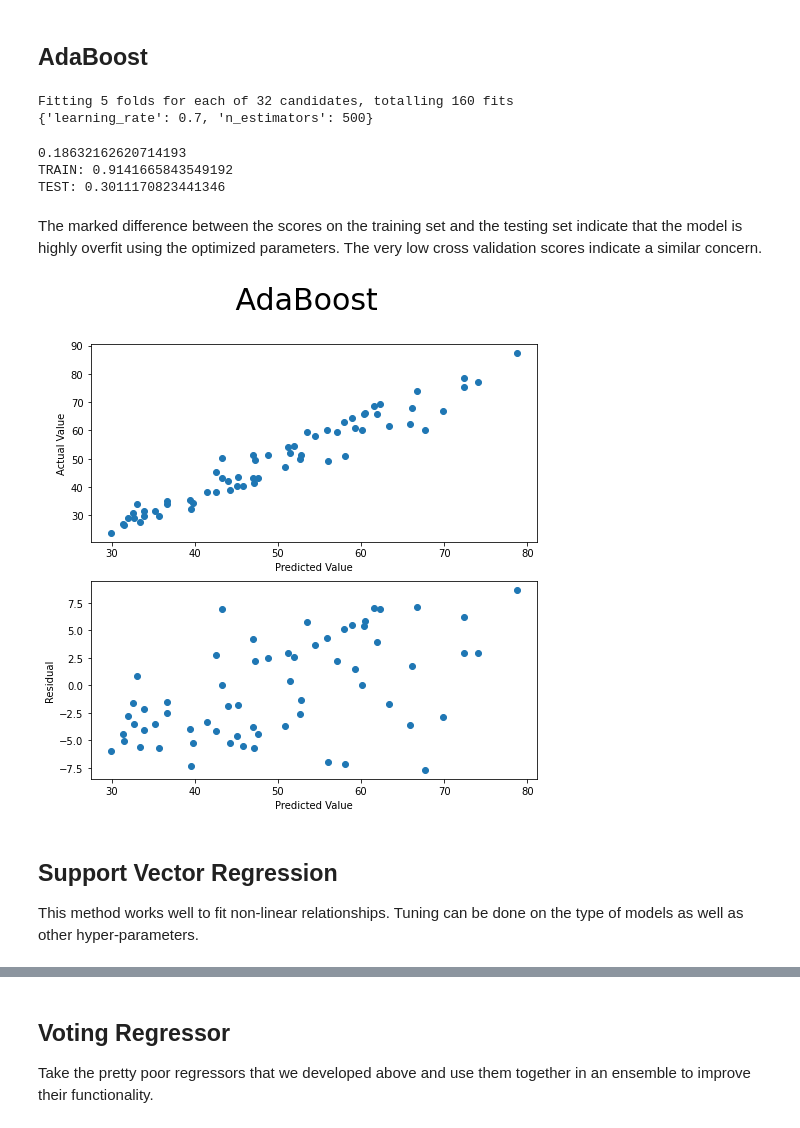
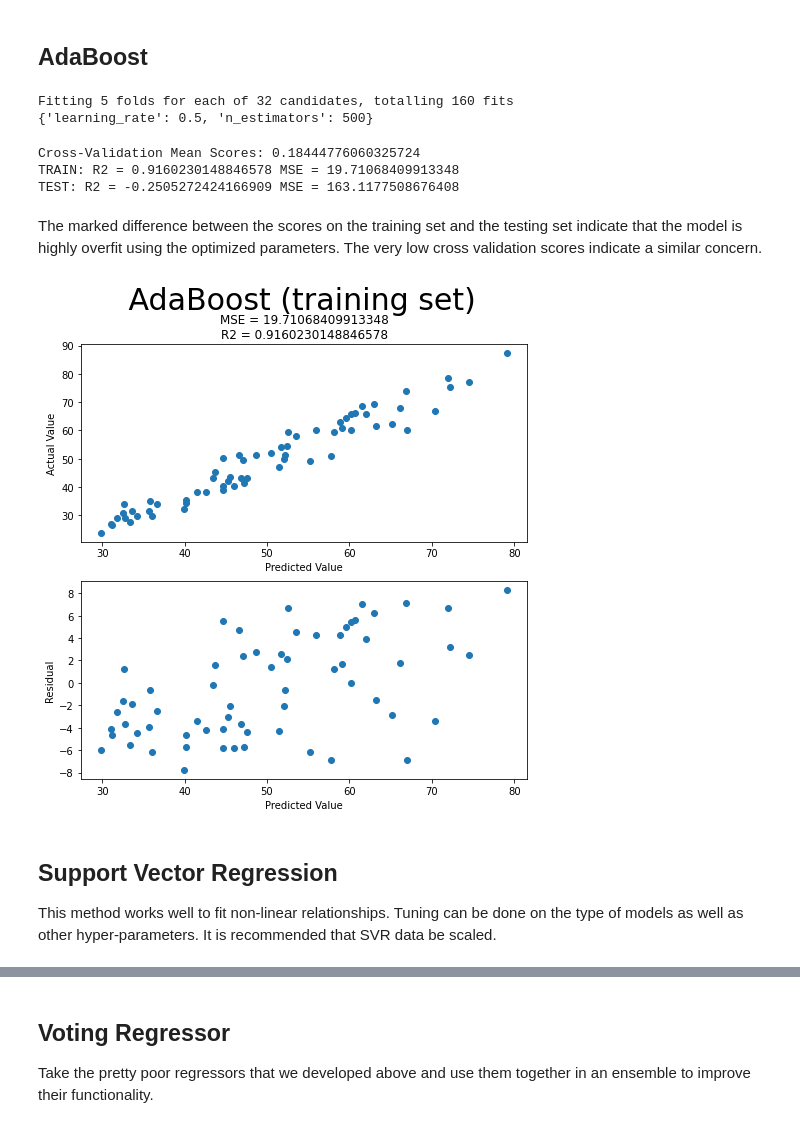
Before and after one commit to jlb14n/Capstone, a Jupyter notebook: Code/Other Machine Learning.ipynb, the cells around one changed output, grey strips where cells are left out. Cells and saved outputs as stored; diff of their text form; code cells hidden in the pictures.

```diff
--- a/Code/Other Machine Learning.ipynb
+++ b/Code/Other Machine Learning.ipynb
@@ -149,6 +149,16 @@ X_train, X_test, y_train, y_test = train_test_split(
 from sklearn.model_selection import cross_val_score
 from sklearn.ensemble import AdaBoostRegressor
 from sklearn.model_selection import GridSearchCV
+from sklearn import preprocessing
+from sklearn.preprocessing import StandardScaler
+import matplotlib.pyplot as plt
+
+scaler_train = preprocessing.StandardScaler().fit(X_train)
+X_train_scaled = scaler_train.transform(X_train)
+
+scaler_test = preprocessing.StandardScaler().fit(X_test)
+X_test_scaled = scaler_test.transform(X_test)
+
 
 ABR = AdaBoostRegressor(random_state=0, n_estimators=100)
 params = {
@@ -162,47 +172,51 @@ regr = GridSearchCV(
     n_jobs=5,
     verbose=2
 )
-regr.fit(X_train, y_train)
+regr.fit(X_train_scaled, y_train)
 print(regr.best_params_)
 # %% [output]
 Fitting 5 folds for each of 32 candidates, totalling 160 fits
-{'learning_rate': 0.7, 'n_estimators': 500}
+{'learning_rate': 0.5, 'n_estimators': 500}
 # %%
 # Retrain the model using just the optimized parameters
-ABR = AdaBoostRegressor(random_state=0, n_estimators=500, learning_rate=0.7)
-ABR.fit(X_train, y_train)
-scores = cross_val_score(ABR, X_train, y_train, cv=5)
-print(scores.mean())
-print(f"TRAIN: {ABR.score(X_train, y_train)}")
-print(f"TEST: {ABR.score(X_test, y_test)}")
+ABR = AdaBoostRegressor(random_state=0, n_estimators=500, learning_rate=0.5)
+ABR.fit(X_train_scaled, y_train)
+scores = cross_val_score(ABR, X_train_scaled, y_train, cv=5)
+print(f"Cross-Validation Mean Scores: {scores.mean()}")
+print(f"TRAIN: R2 = {ABR.score(X_train_scaled, y_train)} MSE = {mean_squared_error(y_train, regr.predict(X_train_scaled))}")
+print(f"TEST: R2 = {ABR.score(X_test, y_test)} MSE = {mean_squared_error(y_test, regr.predict(X_test_scaled))}")
 # %% [output]
-0.18632162620714193
-TRAIN: 0.9141665843549192
-TEST: 0.3011170823441346
+Cross-Validation Mean Scores: 0.18444776060325724
+TRAIN: R2 = 0.9160230148846578 MSE = 19.71068409913348
+TEST: R2 = -0.2505272424166909 MSE = 163.1177508676408
 # %% [markdown]
 The marked difference between the scores on the training set and the testing set indicate that the model is highly overfit using the optimized parameters. The very low cross validation scores indicate a similar concern.
 # %%
 
 import matplotlib.pyplot as plt
+from sklearn.metrics import mean_squared_error
+from sklearn.metrics import r2_score
 # Plot the predicted versus actual values and the residual versus predicted values
-predict_ABR = ABR.predict(X_train)
+predict_ABR = ABR.predict(X_train_scaled)
 residual_ABR = y_train - predict_ABR
-
+MSE_ABR = mean_squared_error(y_train, predict_ABR)
 
 figure, axis = plt.subplots(2, 1, figsize=(8, 8))
-figure.suptitle(' AdaBoost ', fontsize=30)
+figure.suptitle(' AdaBoost (training set)', fontsize=30)
 axis[0].scatter(predict_ABR, y_train)
 axis[0].set_xlabel("Predicted Value")
 axis[0].set_ylabel("Actual Value")
+axis[0].set_title(
+    f"MSE = {MSE_ABR}\nR2 = {ABR.score(X_train_scaled, y_train)}")
 
 axis[1].scatter(predict_ABR, residual_ABR)
 axis[1].set_ylabel("Residual")
 axis[1].set_xlabel("Predicted Value")
 
 
 plt.show()
 # %% [output]
-[figure, old version]
+[figure, new version]
 # %% [markdown]
 ## Support Vector Regression
-This method works well to fit non-linear relationships. Tuning can be done on the type of models as well as other hyper-parameters.
+This method works well to fit non-linear relationships. Tuning can be done on the type of models as well as other hyper-parameters. It is recommended that SVR data be scaled.
```
Also changed, not shown: parts of 7 cells of this notebook.
